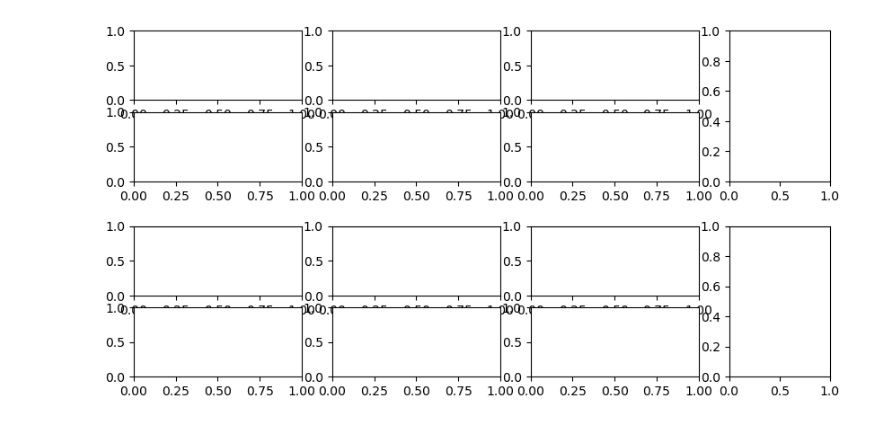
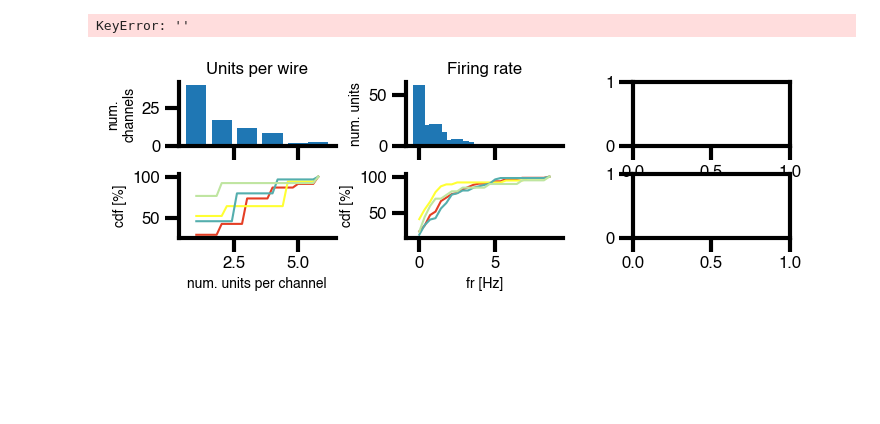
Before and after one commit to mormannlab/SUMMER, a Jupyter notebook: plot_code/spike_sorting/plot_spike_sorting.ipynb, the cells around one changed output. Saved outputs shown, nothing was run; the diff lists cells and outputs as text; code cells hidden in the pictures; blank space fills up the shorter version.

Commit message:
close to final spike sorting figure

```diff
--- a/plot_code/spike_sorting/plot_spike_sorting.ipynb
+++ b/plot_code/spike_sorting/plot_spike_sorting.ipynb
@@ -80,7 +37,0 @@ for path in tqdm(list(data_dir.glob("*.nwb"))):
-# %%
-region_exclusion = ["H", "T", "Ta", "Tb", "I"]
-df_units_release = df_units_all[~df_units_all.isin(region_exclusion).any(axis=1)]
-
-regions = df_units_release["brain_region"].copy()
-units_regions = pd.Series(regions).replace("AH","H").replace("MH", "H").replace("PH", "H").replace("APH","PHC").replace("MPH","PHC").replace("PPH","PHC")
-df_units_release.loc[:, "brain_region_general"] = units_regions.copy()
@@ -109,57 +241,110 @@ df_units_release[""]
 # %%
+b = 25
+
 fig = plt.figure(constrained_layout=False, figsize=(10, 5))
 gs = fig.add_gridspec(nrows=5, ncols=4,
                        height_ratios=[1, 1, 0.3, 1, 1],
                        width_ratios=[1, 1, 1, 0.6])
 
+fig.subplots_adjust(hspace=0.5, wspace=0.5)
+
 # units per channel
+
 ax0 = fig.add_subplot(gs[0:1, 0:1])
+ax1 = fig.add_subplot(gs[1:2, 0:1], sharex=ax0)
 
+hists, bin_edges, cdf_region_dict = data_units_per_channel(df_channelwise_units, bins=b)
+plot_hist_cdf_panel(ax0, ax1, hists, bin_edges, cdf_region_dict, )
 
-ax1 = fig.add_subplot(gs[1:2, 0:1])
+ax0.set_title("Units per wire")
+ax0.set_ylabel("num.\nchannels")
 
+ax1.set_xlabel("num. units per channel")
+ax1.set_ylabel("cdf [%]")
+
+sugar(ax0, ax1)
 
 # firing rate
-ax0 = fig.add_subplot(gs[0:1, 1:2])
+ax0 = fig.add_subplot(gs[0:1, 1:2], )
+ax1 = fig.add_subplot(gs[1:2, 1:2], sharex=ax0)
 
+hists, bin_edges = np.histogram(df_units_all["fr_hz"], b)
+cdf_region_dict = cdf_regionwise_metrics(df_units_all, "fr_hz", b)
+plot_hist_cdf_panel(ax0, ax1, hists, bin_edges, cdf_region_dict, )
 
-ax1 = fig.add_subplot(gs[1:2, 1:2])
+ax0.set_title("Firing rate")
+ax0.set_ylabel("num. units")
 
+ax1.set_xlabel("fr [Hz]")
+ax1.set_ylabel("cdf [%]")
+
+sugar(ax0, ax1)
 
 # spike peak SNR
 ax0 = fig.add_subplot(gs[0:1, 2:3])
+ax1 = fig.add_subplot(gs[1:2, 2:3], sharex=ax0)
 
+hists, _ = np.histogram(df_units_all[""], b)
+cdf_region_dict = cdf_regionwise_metrics(df_units_all, "", b)
+plot_hist_cdf_panel(ax0, ax1, hists, cdf_region_dict, b)
 
-ax1 = fig.add_subplot(gs[1:2, 2:3])
+ax0.set_title("Peak SNR")
+ax0.set_ylabel("num. units")
+
+ax1.set_xlabel("")
+ax1.set_ylabel("cdf [%]")
 
 
 # ISI violations
 ax0 = fig.add_subplot(gs[3:4, 0:1])
+ax1 = fig.add_subplot(gs[4:, 0:1], sharex=ax0)
 
+hists, _ = np.histogram(df_units_all[""], b)
+cdf_region_dict = cdf_regionwise_metrics(df_units_all, "", b)
+plot_hist_cdf_panel(ax0, ax1, hists, cdf_region_dict, b)
 
-ax1 = fig.add_subplot(gs[4:, 0:1])
+ax0.set_title("Inter-spike interval refractoriness")
+ax0.set_ylabel("num. units")
 
+ax1.set_xlabel("ISI < 3 ms [%]")
+ax1.set_ylabel("cdf [%]")
 
 # CV2
 ax0 = fig.add_subplot(gs[3:4, 1:2])
+ax1 = fig.add_subplot(gs[4:, 1:2], sharex=ax0)
 
+hists, _ = np.histogram(df_units_all[""], b)
+cdf_region_dict = cdf_regionwise_metrics(df_units_all, "", b)
+plot_hist_cdf_panel(ax0, ax1, hists, cdf_region_dict, b)
 
-ax1 = fig.add_subplot(gs[4:, 1:2])
+ax0.set_title("Coefficient of variation")
+ax0.set_ylabel("num. units")
 
+ax1.set_xlabel("")
+ax1.set_ylabel("cdf [%]")
 
 # isolation distance
 ax0 = fig.add_subplot(gs[3:4, 2:3])
+ax1 = fig.add_subplot(gs[4:, 2:3], sharex=ax0)
 
+hists, _ = np.histogram(df_units_all[""], b)
+cdf_region_dict = cdf_regionwise_metrics(df_units_all, "", b)
+plot_hist_cdf_panel(ax0, ax1, hists, cdf_region_dict, b)
 
-ax1 = fig.add_subplot(gs[4:, 2:3])
+ax0.set_title("Isolation distance")
+ax0.set_ylabel("num. units")
 
+ax1.set_xlabel("D^2")
+ax1.set_ylabel("cdf [%]")
 
 # single-unit vs multi-units
 ax0 = fig.add_subplot(gs[0:2, 3])
 
 # pyramidal cells vs interneurons
-ax1 = fig.add_subplot(gs[3:, 3])
+ax1 = fig.add_subplot(gs[3:, 3], sharex=ax0)
+
 
 plt.show()
 # %% [output]
+KeyError: ''
-[figure, old version]
+[figure, new version]
```
Also changed, not shown: parts of 12 cells of this notebook, 2 other files.
